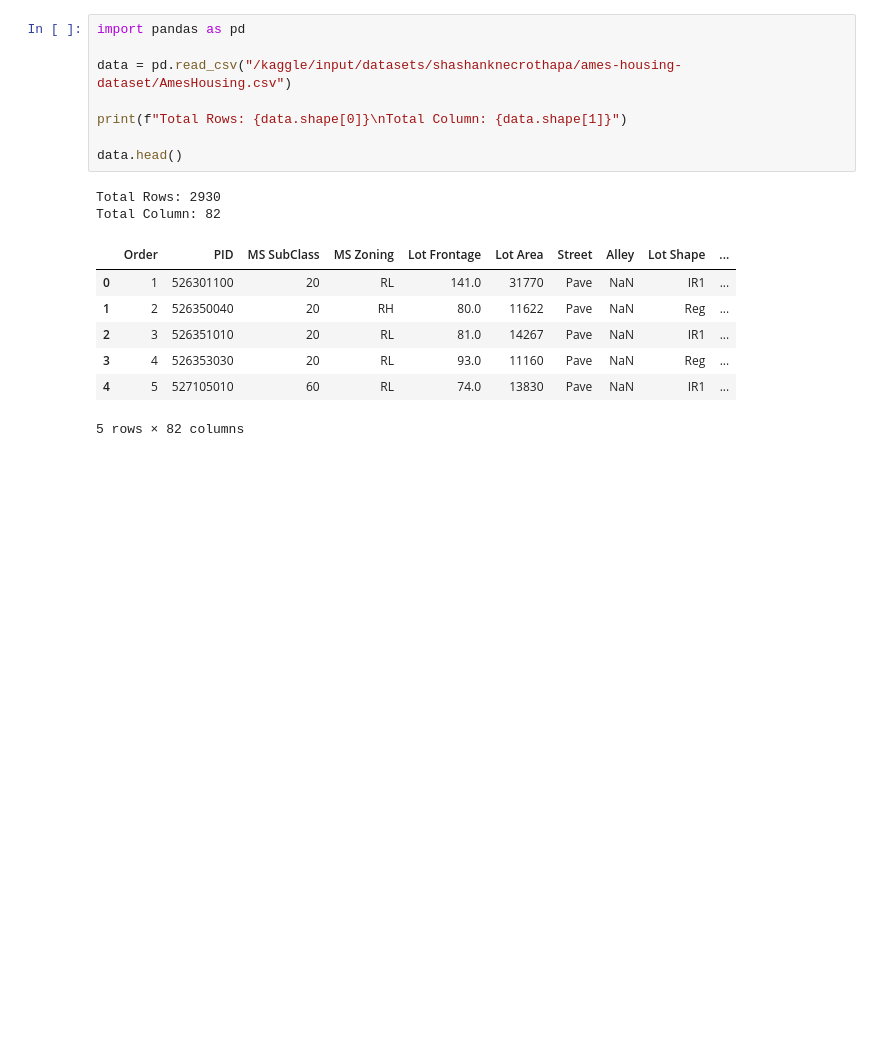
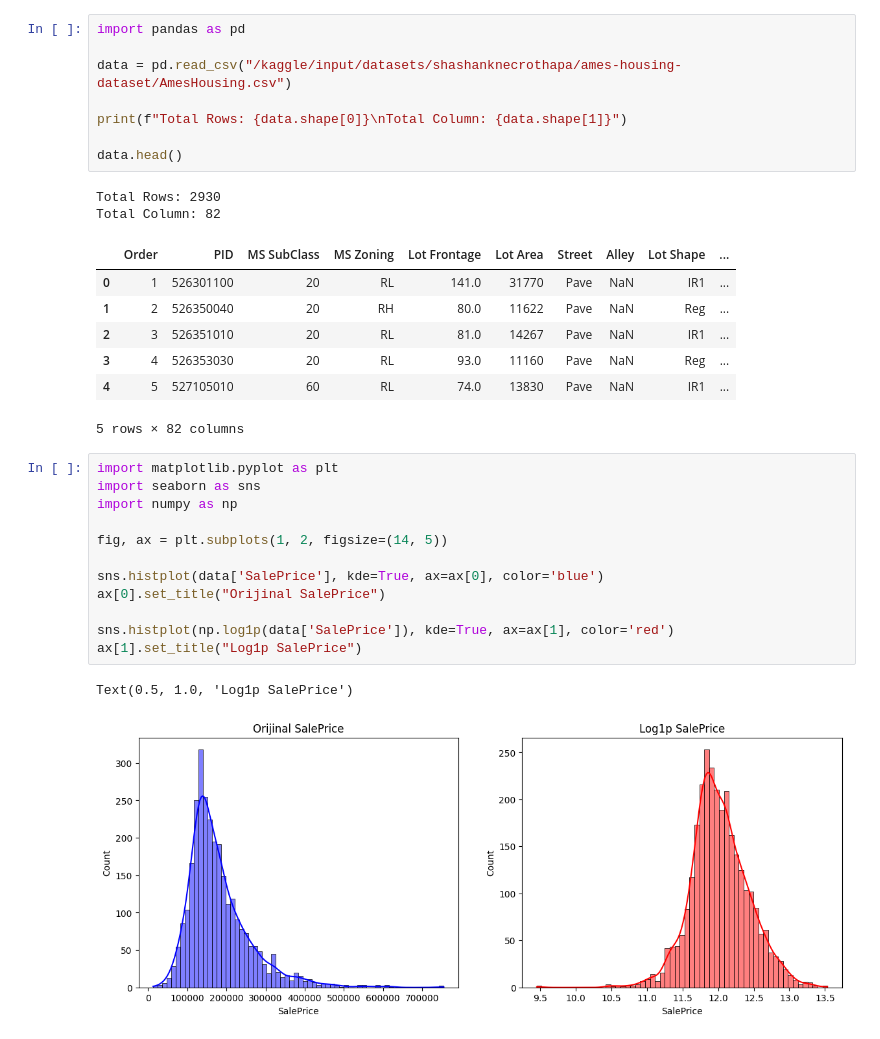
Before and after one commit to yusufdincel/House-Price-Prediction, a Jupyter notebook: house-price-prediction.ipynb, the cells around one changed output. Saved outputs shown, nothing was run; the diff lists cells and outputs as text; blank space fills up the shorter version.

Commit message:
Histogram plot is added

```diff
--- a/house-price-prediction.ipynb
+++ b/house-price-prediction.ipynb
@@ -24,3 +24,18 @@ Total Column: 82
 | 3 | 4 | 526353030 | 20 | RL | 93.0 | 11160 | Pave | NaN | Reg | ... |
 | 4 | 5 | 527105010 | 60 | RL | 74.0 | 13830 | Pave | NaN | IR1 | ... |
 5 rows × 82 columns
+# %%
+import matplotlib.pyplot as plt
+import seaborn as sns
+import numpy as np
+
+fig, ax = plt.subplots(1, 2, figsize=(14, 5))
+
+sns.histplot(data['SalePrice'], kde=True, ax=ax[0], color='blue')
+ax[0].set_title("Orijinal SalePrice")
+
+sns.histplot(np.log1p(data['SalePrice']), kde=True, ax=ax[1], color='red')
+ax[1].set_title("Log1p SalePrice")
+# %% [output]
+Text(0.5, 1.0, 'Log1p SalePrice')
+[figure, added]
```
